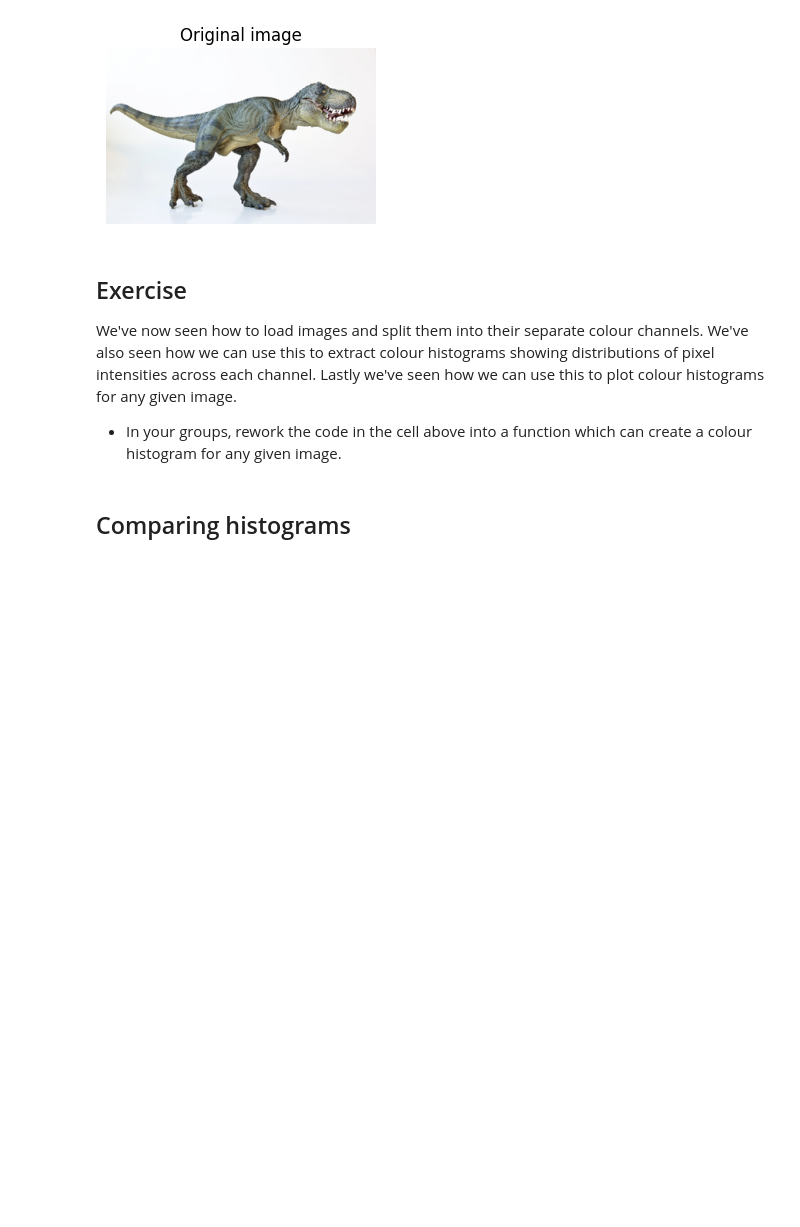
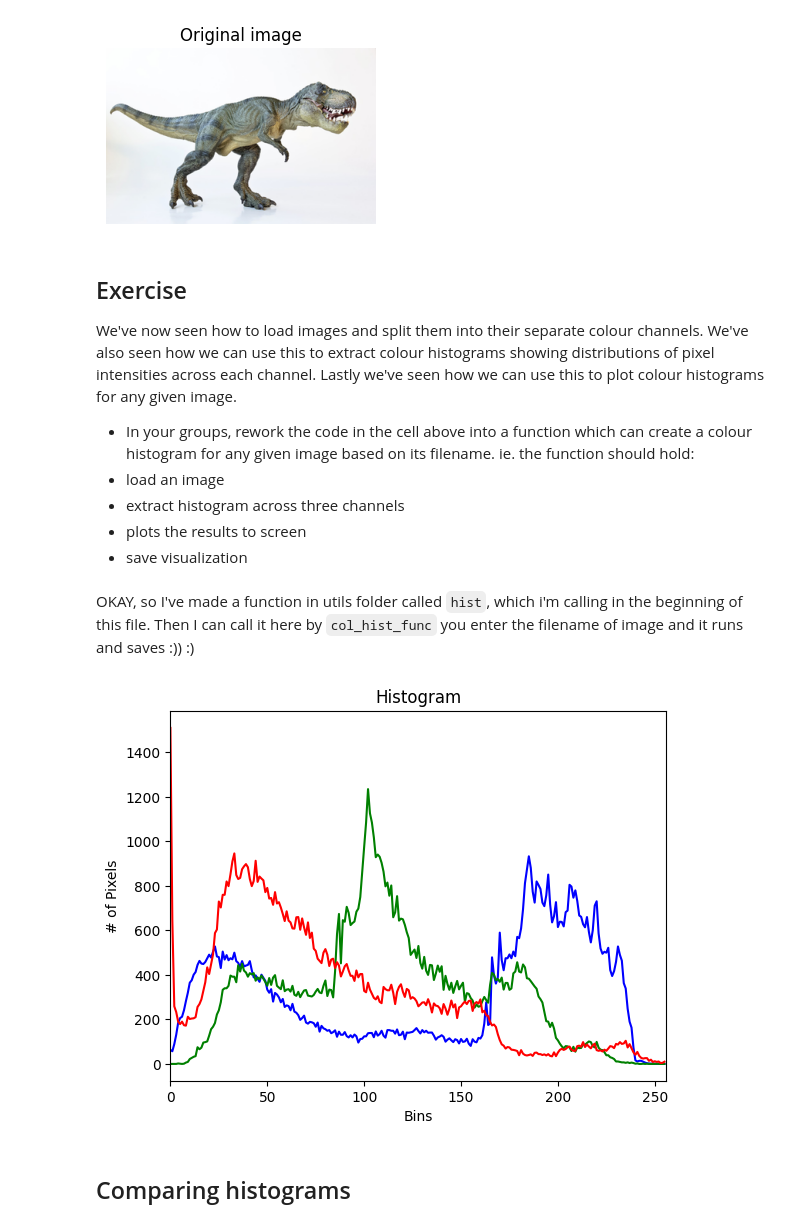
Before and after one commit to rikkeuldbaek/cds-visual, a Jupyter notebook: nbs/session3_inclass_ru.ipynb, the cells around one changed output. Cells and saved outputs as stored; diff of their text form; code cells hidden in the pictures; blank space fills up the shorter version.

````diff
--- a/nbs/session3_inclass_ru.ipynb
+++ b/nbs/session3_inclass_ru.ipynb
@@ -207,7 +208,19 @@ jimshow(image, "Original image")
 
 We've now seen how to load images and split them into their separate colour channels. We've also seen how we can use this to extract colour histograms showing distributions of pixel intensities across each channel. Lastly we've seen how we can use this to plot colour histograms for any given image.
 
-- In your groups, rework the code in the cell above into a function which can create a colour histogram for any given image.
+- In your groups, rework the code in the cell above into a function which can create a colour histogram for any given image based on its filename. ie. the function should hold:
+- load an image
+- extract histogram across three channels
+- plots the results to screen
+- save visualization
+# %% [markdown]
+OKAY, so I've made a function in utils folder called ```hist```, which i'm calling in the beginning of this file.
+Then I can call it here by ```col_hist_func``` you enter the filename of image and it runs and saves :)) :)
+# %%
+#my function
+col_hist_func("beach.png")
+# %% [output]
+[figure, added]
 # %% [markdown]
 ## Comparing histograms
 # %% [markdown]
````
Also changed, not shown: parts of 14 cells of this notebook, 8 other files.
